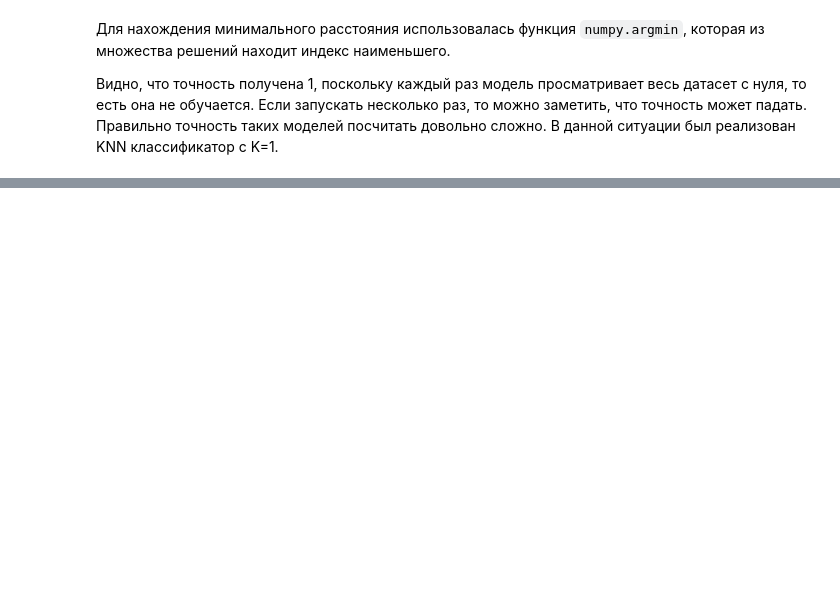
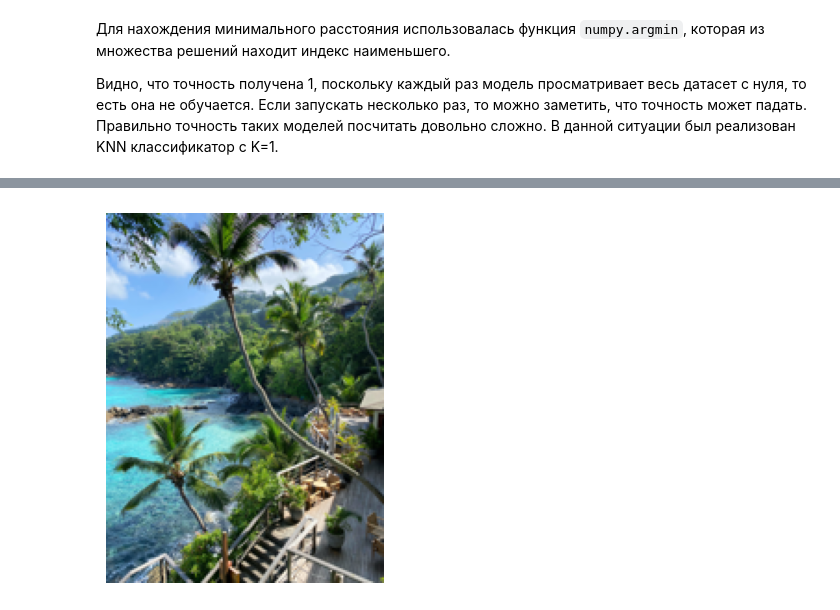
Before and after one commit to RoKivals/AI_MAI, a Jupyter notebook: Lesson3.ipynb, the cells around one changed output, grey strips where cells are left out. Cells and saved outputs as stored; diff of their text form; code cells hidden in the pictures; blank space fills up the shorter version.

```diff
--- a/Lesson3.ipynb
+++ b/Lesson3.ipynb
@@ -1456,0 +1602,11 @@ Accuracy for k=9 is 0.9455
+# %%
+from PIL import Image
+
+img = Image.open("./data/datingscout-u7nxI32spEk-unsplash.jpg")
+img = img.resize((150,200))
+img = np.array(img)/255.0
+plt.imshow(img)
+plt.axis('off')
+plt.show()
+# %% [output]
+[figure, added]
```
Also changed, not shown: parts of 115 cells of this notebook, 3 other files.
